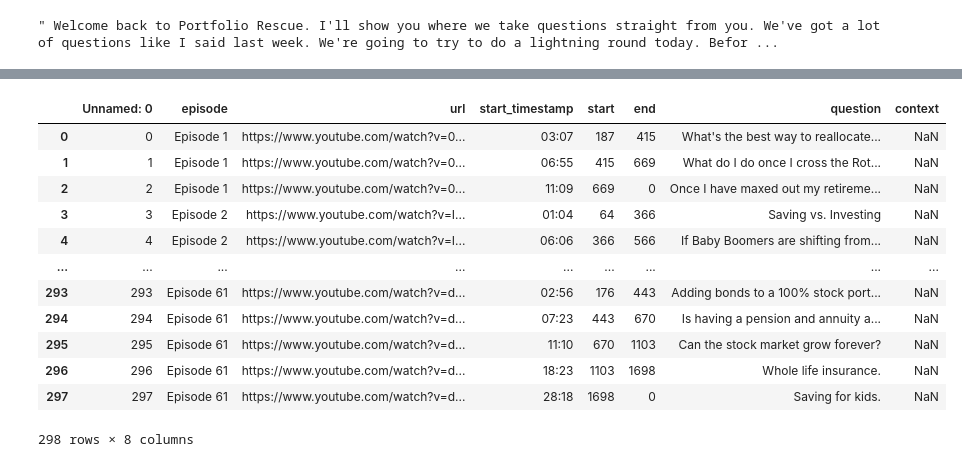
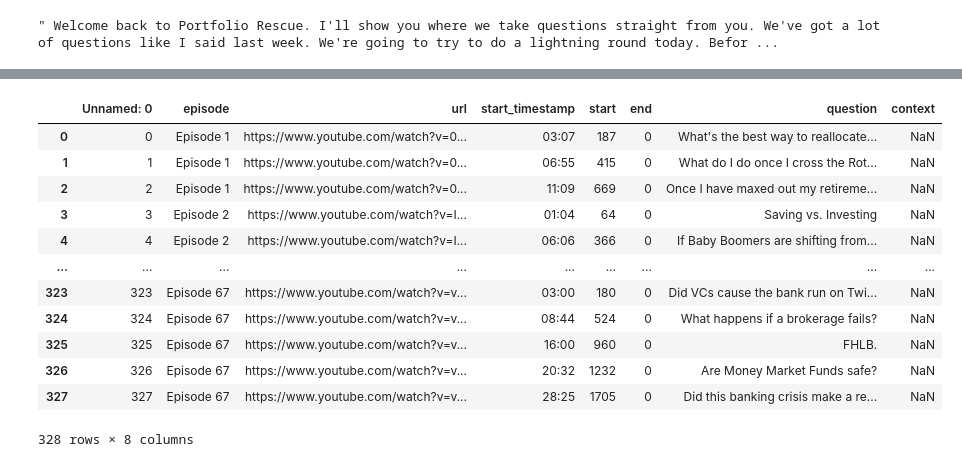
Before and after one commit to iamarchitect/colab, a Jupyter notebook: Building_a_Financial_Advisor.ipynb, the cells around one changed output, grey strips where cells are left out. Saved outputs shown, nothing was run; the diff lists cells and outputs as text; code cells hidden in the pictures.

```diff
--- a/Building_a_Financial_Advisor.ipynb
+++ b/Building_a_Financial_Advisor.ipynb
@@ -152,22 +149,22 @@ skipping row 0 because there is no previous row
 # %%
 import pandas as pd
 
-df = pd.read_csv('questions.csv')
+df = pd.read_csv('/content/questions.csv')
 df
 # %% [output]
 |  | Unnamed: 0 | episode | url | start_timestamp | start | end | question | context |
-| 0 | 0 | Episode 1 | https://www.youtube.com/watch?v=0... | 03:07 | 187 | 415 | What's the best way to reallocate... | NaN |
-| 1 | 1 | Episode 1 | https://www.youtube.com/watch?v=0... | 06:55 | 415 | 669 | What do I do once I cross the Rot... | NaN |
+| 0 | 0 | Episode 1 | https://www.youtube.com/watch?v=0... | 03:07 | 187 | 0 | What's the best way to reallocate... | NaN |
+| 1 | 1 | Episode 1 | https://www.youtube.com/watch?v=0... | 06:55 | 415 | 0 | What do I do once I cross the Rot... | NaN |
 | 2 | 2 | Episode 1 | https://www.youtube.com/watch?v=0... | 11:09 | 669 | 0 | Once I have maxed out my retireme... | NaN |
-| 3 | 3 | Episode 2 | https://www.youtube.com/watch?v=I... | 01:04 | 64 | 366 | Saving vs. Investing | NaN |
-| 4 | 4 | Episode 2 | https://www.youtube.com/watch?v=I... | 06:06 | 366 | 566 | If Baby Boomers are shifting from... | NaN |
+| 3 | 3 | Episode 2 | https://www.youtube.com/watch?v=I... | 01:04 | 64 | 0 | Saving vs. Investing | NaN |
+| 4 | 4 | Episode 2 | https://www.youtube.com/watch?v=I... | 06:06 | 366 | 0 | If Baby Boomers are shifting from... | NaN |
 | ... | ... | ... | ... | ... | ... | ... | ... | ... |
-| 293 | 293 | Episode 61 | https://www.youtube.com/watch?v=d... | 02:56 | 176 | 443 | Adding bonds to a 100% stock port... | NaN |
-| 294 | 294 | Episode 61 | https://www.youtube.com/watch?v=d... | 07:23 | 443 | 670 | Is having a pension and annuity a... | NaN |
-| 295 | 295 | Episode 61 | https://www.youtube.com/watch?v=d... | 11:10 | 670 | 1103 | Can the stock market grow forever? | NaN |
-| 296 | 296 | Episode 61 | https://www.youtube.com/watch?v=d... | 18:23 | 1103 | 1698 | Whole life insurance. | NaN |
-| 297 | 297 | Episode 61 | https://www.youtube.com/watch?v=d... | 28:18 | 1698 | 0 | Saving for kids. | NaN |
+| 323 | 323 | Episode 67 | https://www.youtube.com/watch?v=v... | 03:00 | 180 | 0 | Did VCs cause the bank run on Twi... | NaN |
+| 324 | 324 | Episode 67 | https://www.youtube.com/watch?v=v... | 08:44 | 524 | 0 | What happens if a brokerage fails? | NaN |
+| 325 | 325 | Episode 67 | https://www.youtube.com/watch?v=v... | 16:00 | 960 | 0 | FHLB. | NaN |
+| 326 | 326 | Episode 67 | https://www.youtube.com/watch?v=v... | 20:32 | 1232 | 0 | Are Money Market Funds safe? | NaN |
+| 327 | 327 | Episode 67 | https://www.youtube.com/watch?v=v... | 28:25 | 1705 | 0 | Did this banking crisis make a re... | NaN |
-298 rows × 8 columns
+328 rows × 8 columns
 # %%
 # Let's just get the questions for a single episode and make this work before we download and transcribe all episodes in bulk
 episode = df[df['episode'] == 'Episode 22'].copy()
```
Also changed, not shown: parts of 14 cells of this notebook.
